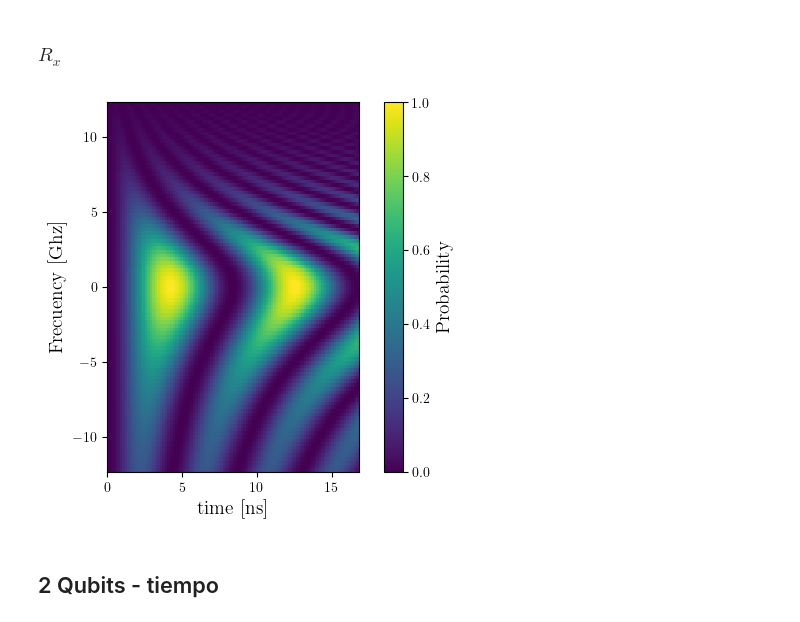
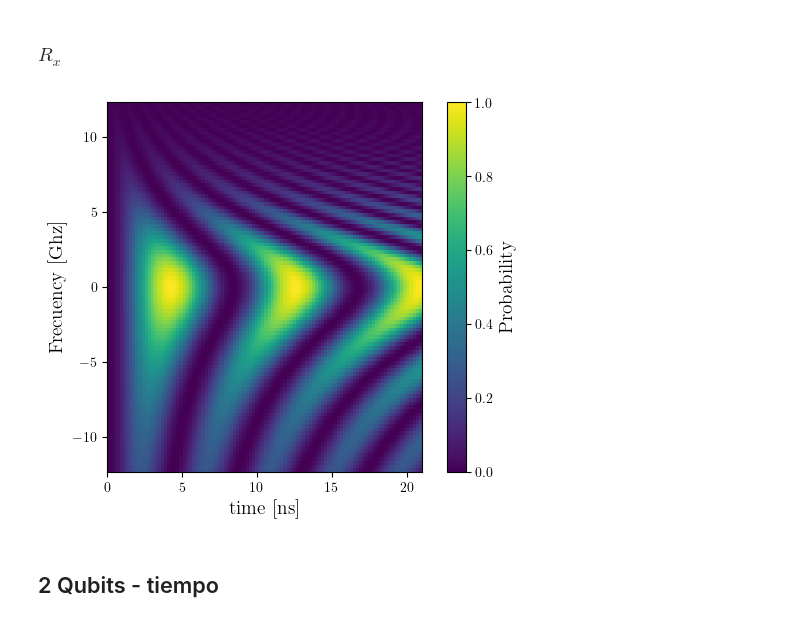
Before and after one commit to 6arlos6/QML_with_spins_using_DRU_algorithm, a Jupyter notebook: test_2_quantum_processor_model.ipynb, the cells around one changed output. Cells and saved outputs as stored; diff of their text form; code cells hidden in the pictures.

```diff
--- a/test_2_quantum_processor_model.ipynb
+++ b/test_2_quantum_processor_model.ipynb
@@ -923,31 +945,31 @@ plt.show()
 # %%
 f_range = np.linspace( -1760000000*0.7, 1760000000*0.7, 100)
 ket_0 = basis(2, 1)
 S = []
-alpha = 4*np.pi
+alpha = 5*np.pi
 list_states_overlap = [np.array([[1, 0]]), np.array([[0, 1]])]
 
 for fi in f_range:
     procesor_1 = CompositeGateProcessor(n_points_pulse_Ri = 100, f_rage = fi,  save_time_values=True, nf = 4)
     state_dru = procesor_1.Rx(alpha,ket_0)
     t,probability_0, probability_1 = measure_compuse_states(procesor_1, list_states_overlap)
     S.append(probability_0)
 
 # Crear la figura y el eje para la imagen
 fig, ax = plt.subplots()
 datos_np = np.array(S)
 # Mostrar la imagen con intensidades normalizadas
 imagen = ax.imshow(datos_np, cmap='viridis', interpolation='nearest',
                     extent=[t[0]*1e9, t[-1]*1e9, f_range[0]/1e8, f_range[-1]/1e8])
 # Agregar barra de colores
 colorbar = fig.colorbar(imagen)
 ax.set_xlabel(r'time [ns]', fontsize=14)
 ax.set_ylabel(r'Frecuency [Ghz]', fontsize=14)
 imagen.set_clim(0, 1)
 colorbar.set_label('Probability', fontsize=14)
 plt.show()
 # %% [output]
-[figure, old version]
+[figure, new version]
 # %% [markdown]
 ## 2 Qubits - tiempo
 # %% [markdown]
```
Also changed, not shown: parts of 22 cells of this notebook, 29 other files.
